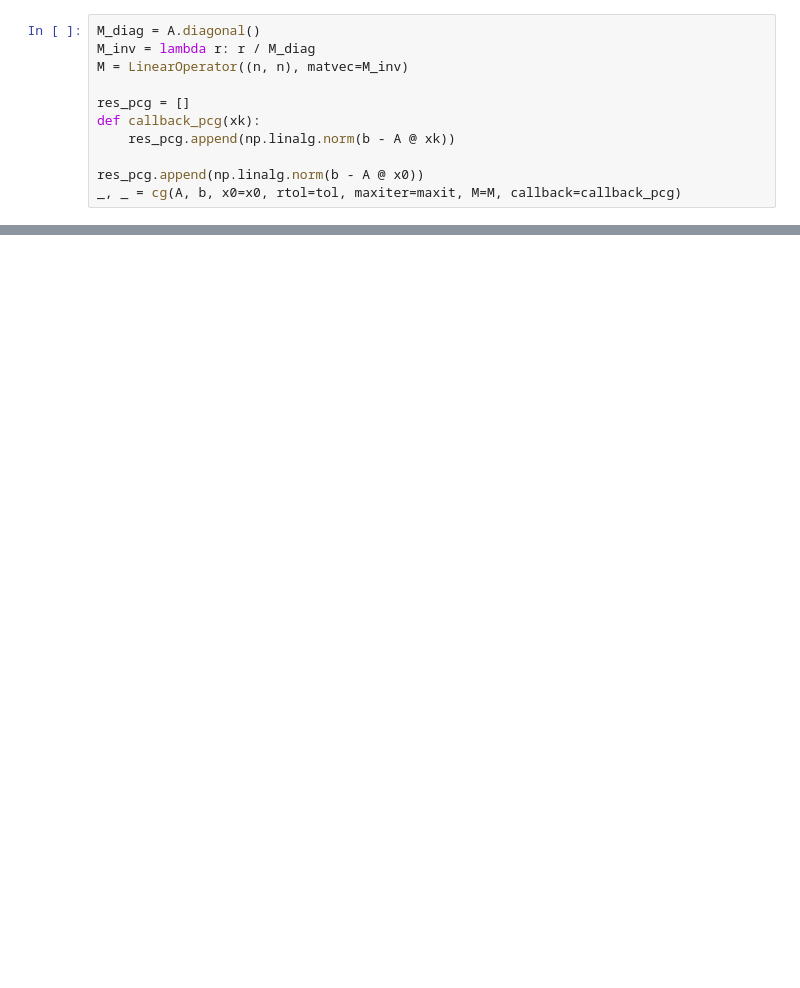
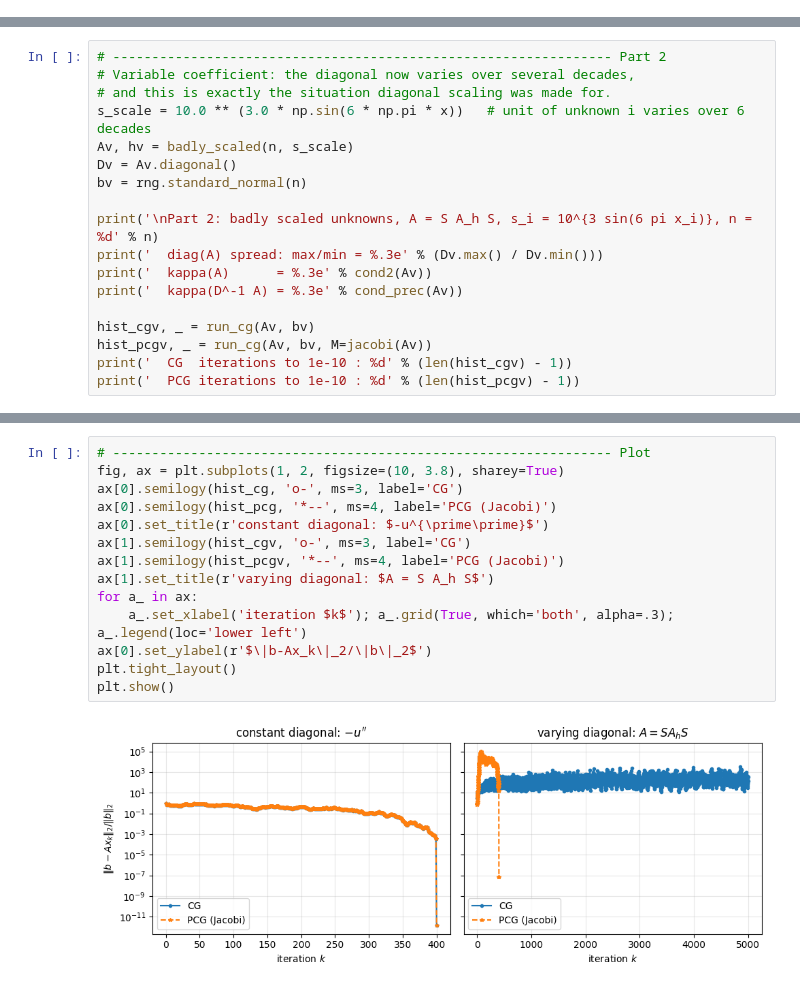
Before and after one commit to vicdolean/scicomp_examples, a Jupyter notebook: week7/script_week7_1.ipynb, the cells around one changed output, grey strips where cells are left out. Drawn from its saved outputs; the diff is of its cells as text; blank space fills up the shorter version.

```diff
--- a/week7/script_week7_1.ipynb
+++ b/week7/script_week7_1.ipynb
@@ -41,11 +0,0 @@ Applies the cheapest possible preconditioner, $M=\text{diag}(A)$. Note that for
-# %%
-M_diag = A.diagonal()
-M_inv = lambda r: r / M_diag
-M = LinearOperator((n, n), matvec=M_inv)
-
-res_pcg = []
-def callback_pcg(xk):
-    res_pcg.append(np.linalg.norm(b - A @ xk))
-
-res_pcg.append(np.linalg.norm(b - A @ x0))
-_, _ = cg(A, b, x0=x0, rtol=tol, maxiter=maxit, M=M, callback=callback_pcg)
@@ -63,0 +82,18 @@ plt.show()
+# %%
+# ---------------------------------------------------------------- Part 2
+# Variable coefficient: the diagonal now varies over several decades,
+# and this is exactly the situation diagonal scaling was made for.
+s_scale = 10.0 ** (3.0 * np.sin(6 * np.pi * x))   # unit of unknown i varies over 6 decades
+Av, hv = badly_scaled(n, s_scale)
+Dv = Av.diagonal()
+bv = rng.standard_normal(n)
+
+print('\nPart 2: badly scaled unknowns, A = S A_h S, s_i = 10^{3 sin(6 pi x_i)}, n = %d' % n)
+print('  diag(A) spread: max/min = %.3e' % (Dv.max() / Dv.min()))
+print('  kappa(A)      = %.3e' % cond2(Av))
+print('  kappa(D^-1 A) = %.3e' % cond_prec(Av))
+
+hist_cgv, _ = run_cg(Av, bv)
+hist_pcgv, _ = run_cg(Av, bv, M=jacobi(Av))
+print('  CG  iterations to 1e-10 : %d' % (len(hist_cgv) - 1))
+print('  PCG iterations to 1e-10 : %d' % (len(hist_pcgv) - 1))
@@ -63,0 +110,16 @@ plt.show()
+# %%
+# ---------------------------------------------------------------- Plot
+fig, ax = plt.subplots(1, 2, figsize=(10, 3.8), sharey=True)
+ax[0].semilogy(hist_cg, 'o-', ms=3, label='CG')
+ax[0].semilogy(hist_pcg, '*--', ms=4, label='PCG (Jacobi)')
+ax[0].set_title(r'constant diagonal: $-u^{\prime\prime}$')
+ax[1].semilogy(hist_cgv, 'o-', ms=3, label='CG')
+ax[1].semilogy(hist_pcgv, '*--', ms=4, label='PCG (Jacobi)')
+ax[1].set_title(r'varying diagonal: $A = S A_h S$')
+for a_ in ax:
+    a_.set_xlabel('iteration $k$'); a_.grid(True, which='both', alpha=.3); a_.legend(loc='lower left')
+ax[0].set_ylabel(r'$\|b-Ax_k\|_2/\|b\|_2$')
+plt.tight_layout()
+plt.show()
+# %% [output]
+[figure, added]
```
Also changed, not shown: parts of 17 cells of this notebook, 7 other files.
